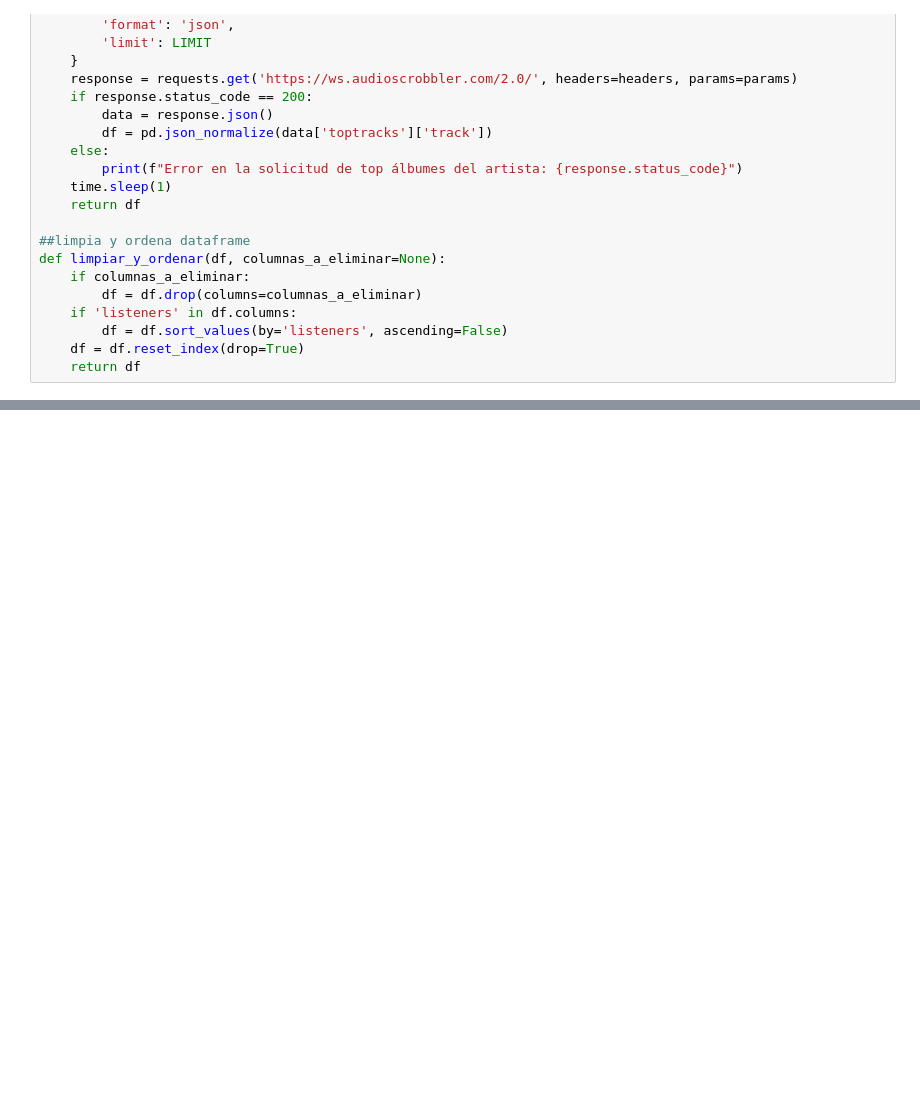
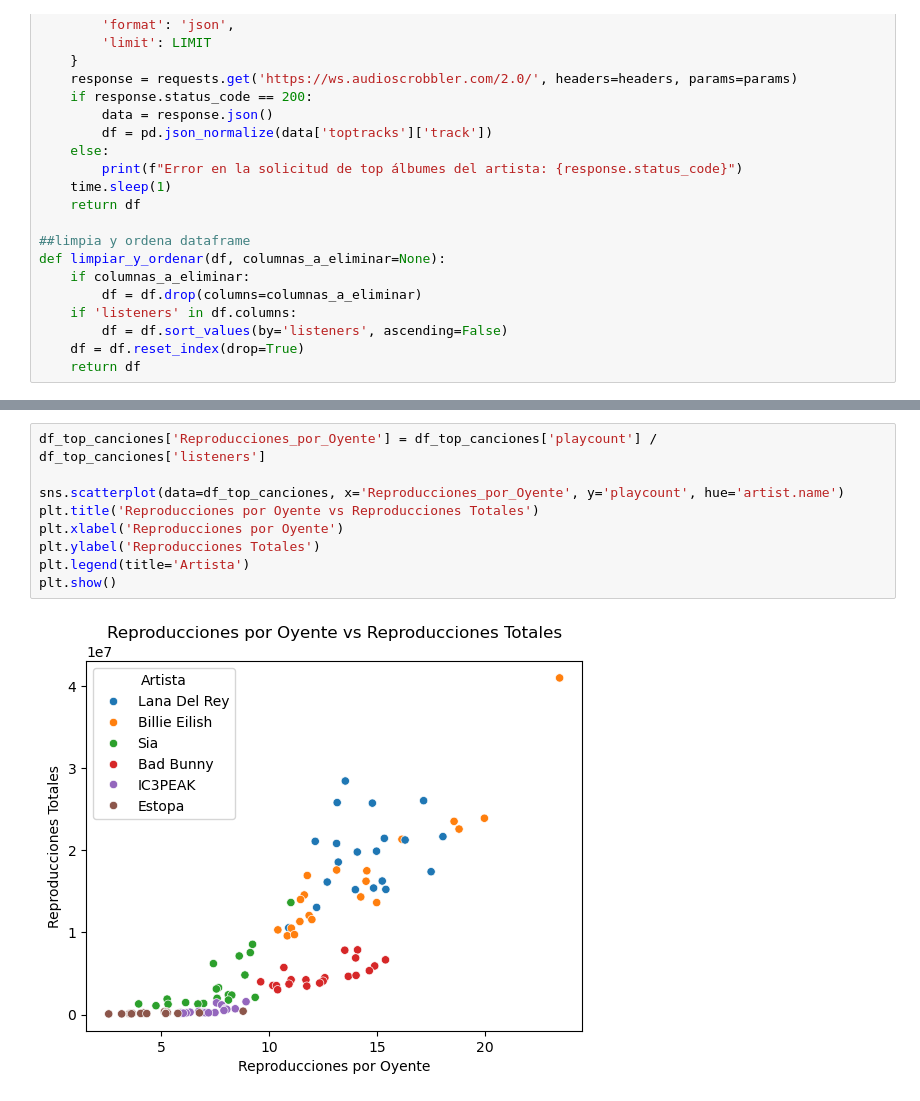
Before and after one commit to SfromtheAbyss/API_music, a Jupyter notebook: API_LASTFM_SORROW.ipynb, the cells around one changed output, grey strips where cells are left out. Cells and saved outputs as stored; diff of their text form; blank space fills up the shorter version.

```diff
--- a/API_LASTFM_SORROW.ipynb
+++ b/API_LASTFM_SORROW.ipynb
@@ -110,0 +189,11 @@ get_top_tracks_by_artist("Lana del Rey")
+# %%
+df_top_canciones['Reproducciones_por_Oyente'] = df_top_canciones['playcount'] / df_top_canciones['listeners']
+
+sns.scatterplot(data=df_top_canciones, x='Reproducciones_por_Oyente', y='playcount', hue='artist.name')
+plt.title('Reproducciones por Oyente vs Reproducciones Totales')
+plt.xlabel('Reproducciones por Oyente')
+plt.ylabel('Reproducciones Totales')
+plt.legend(title='Artista')
+plt.show()
+# %% [output]
+[figure, added]
```
Also changed, not shown: parts of 13 cells of this notebook.
